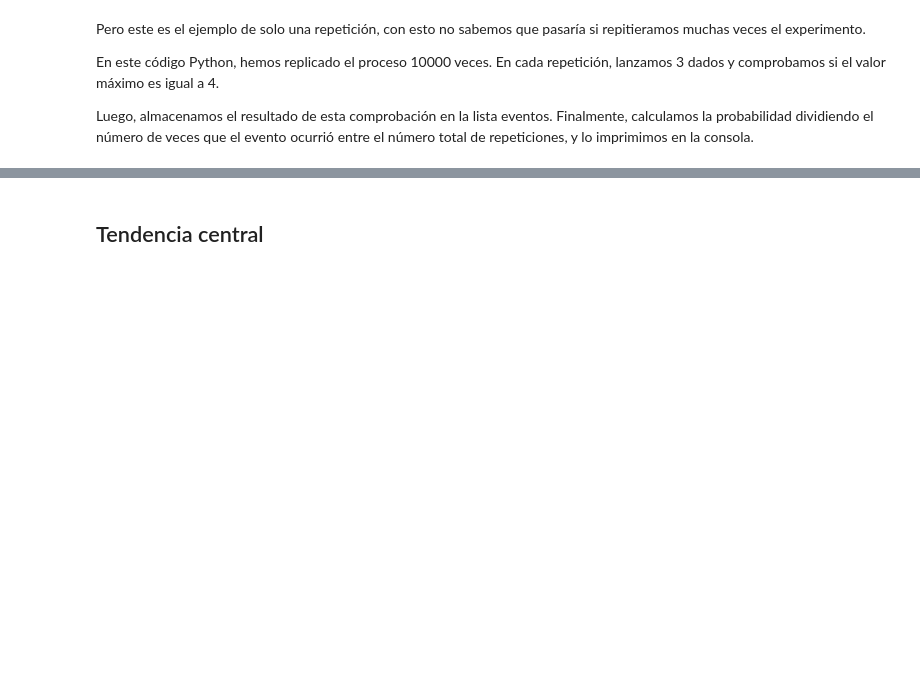
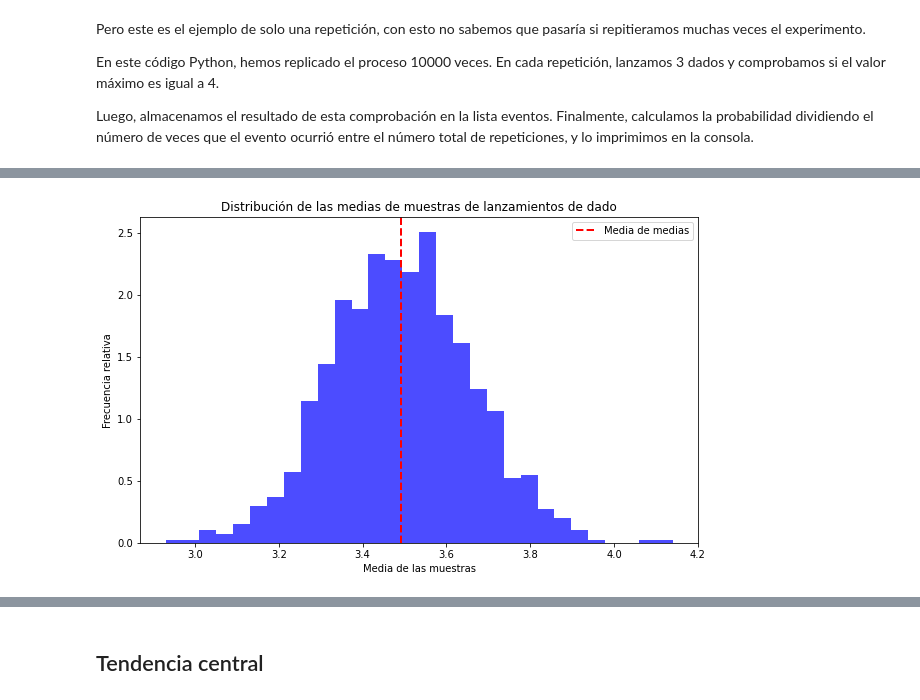
Before and after one commit to melanieoyarzun/taller_estadisticaDS, a Jupyter notebook: bloque1-tallerSTASIDS_EDA.ipynb, the cells around one changed output, grey strips where cells are left out. Cells and saved outputs as stored; diff of their text form; code cells hidden in the pictures; blank space fills up the shorter version.

```diff
--- a/bloque1-tallerSTASIDS_EDA.ipynb
+++ b/bloque1-tallerSTASIDS_EDA.ipynb
@@ -226,0 +424,5 @@ Este archivo podríamos descargarlo y leerlo de manera local, y también existe
+# %%
+# sacamos su media
+
+media_muestra = np.mean(muestra)
+print(media_muestra)
@@ -226,0 +433,13 @@ Este archivo podríamos descargarlo y leerlo de manera local, y también existe
+# %%
+np.random.seed(0)  # para que sea reproducible
+
+num_replicas = 10000
+medias_replicadas = []
+
+for _ in range(num_replicas):
+    muestra = np.random.normal(loc=1, scale=2, size=5)
+    media_muestra = np.mean(muestra)
+    medias_replicadas.append(media_muestra)
+
+media_medias_replicadas = np.mean(medias_replicadas)
+print(media_medias_replicadas)
@@ -226,0 +454,26 @@ Este archivo podríamos descargarlo y leerlo de manera local, y también existe
+# %%
+import numpy as np
+import matplotlib.pyplot as plt
+
+# Parámetros
+num_muestras = 1000  # Cantidad de muestras
+tam_muestra = 100    # Tamaño de cada muestra
+
+# Generar muestras de lanzamientos de un dado y calcular sus medias
+medias = []
+for _ in range(num_muestras):
+    muestra = np.random.choice(np.arange(1, 7), size=tam_muestra, replace=True)
+    media_muestra = np.mean(muestra)
+    medias.append(media_muestra)
+
+# Graficar la distribución de las medias
+plt.figure(figsize=(10, 6))
+plt.hist(medias, bins=30, density=True, color='blue', alpha=0.7)
+plt.xlabel('Media de las muestras')
+plt.ylabel('Frecuencia relativa')
+plt.title('Distribución de las medias de muestras de lanzamientos de dado')
+plt.axvline(np.mean(medias), color='red', linestyle='dashed', linewidth=2, label='Media de medias')
+plt.legend()
+plt.show()
+# %% [output]
+[figure, added]
```
Also changed, not shown: parts of 61 cells of this notebook.
